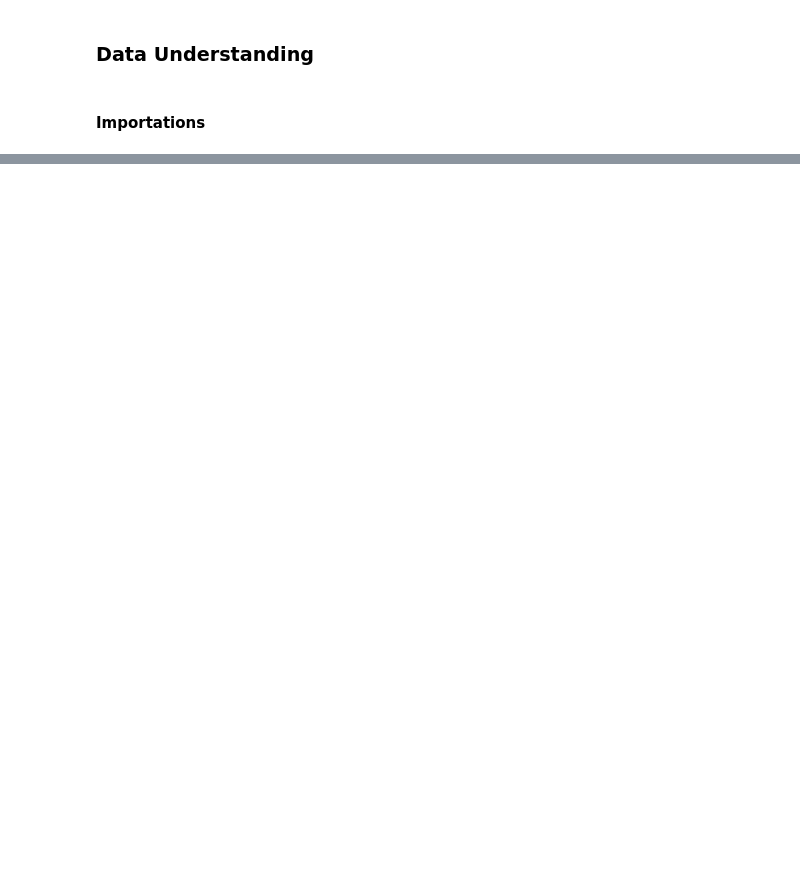
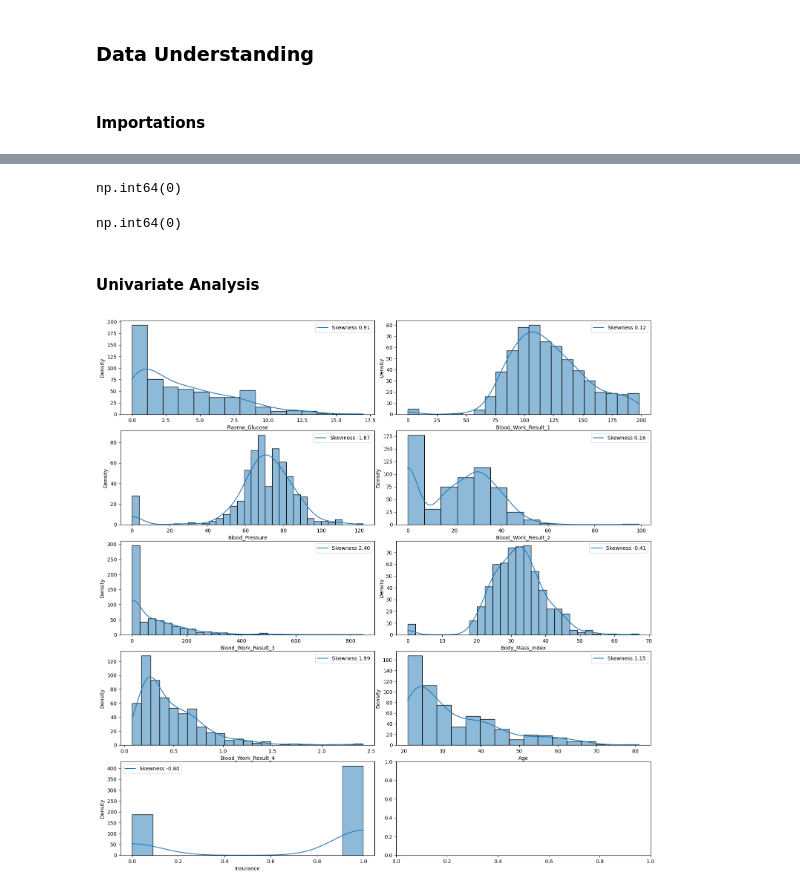
Before and after one commit to adubrightkwartengsnr/P5-Sepsis-Prediction-Embedding-Machine-Learning-Model-In-API, a Jupyter notebook: dev/sepsis_prediction.ipynb, the cells around one changed output, grey strips where cells are left out. Drawn from its saved outputs; the diff is of its cells as text; code cells hidden in the pictures; blank space fills up the shorter version.

Commit message:
Done with the Exploratory Data Analysis phase and start answering the business questions

```diff
--- a/dev/sepsis_prediction.ipynb
+++ b/dev/sepsis_prediction.ipynb
@@ -73,0 +94,3 @@ hello world
+# %%
+# load the csv data
+df = pd.read_csv("../data/Paitients_Files_Train.csv")
@@ -73,0 +119,13 @@ hello world
+# %%
+# Rename columns in Dataset
+new_col_names = {
+    "PRG":"Plasma_Glucose",
+    "PL":"Blood_Work_Result_1",
+    "PR":"Blood_Pressure",
+    "SK":"Blood_Work_Result_2",
+    "TS":"Blood_Work_Result_3",
+    "M11":"Body_Mass_Index",
+    "BD2":"Blood_Work_Result_4",
+}
+
+df.rename(columns = new_col_names,inplace=True)
@@ -73,0 +142,3 @@ hello world
+# %%
+# Drop the ID column
+df.drop("ID",axis=1, inplace=True)
@@ -73,0 +197,30 @@ hello world
+# %%
+# Check for nulls
+df.isna().sum().sum()
+# %% [output]
+np.int64(0)
+# %%
+# check for duplicates
+df.duplicated().sum()
+# %% [output]
+np.int64(0)
+# %% [markdown]
+#### Univariate Analysis
+# %%
+# set the number of rows and columns for subplot
+num_rows, num_columns = 5,2
+fig,axes =plt.subplots(num_rows,num_columns,figsize=(15,15))
+fig.tight_layout()
+
+# flatten axes
+axes = axes.flatten()
+for id,column in enumerate(df.columns):
+    if df[column].dtype in ['int64','float64']:
+        sns.histplot(df[column], ax=axes[id], kde=True)
+        skewness = df[column].skew()
+        axes[id].legend([f"Skewness {skewness:.2f}"])
+        # axes[id].set_title(f"Histogram of {column}")
+        axes[id].set_ylabel("Density")
+plt.show()
+# %% [output]
+[figure, added]
```
Also changed, not shown: parts of 32 cells of this notebook, 1 other file.
